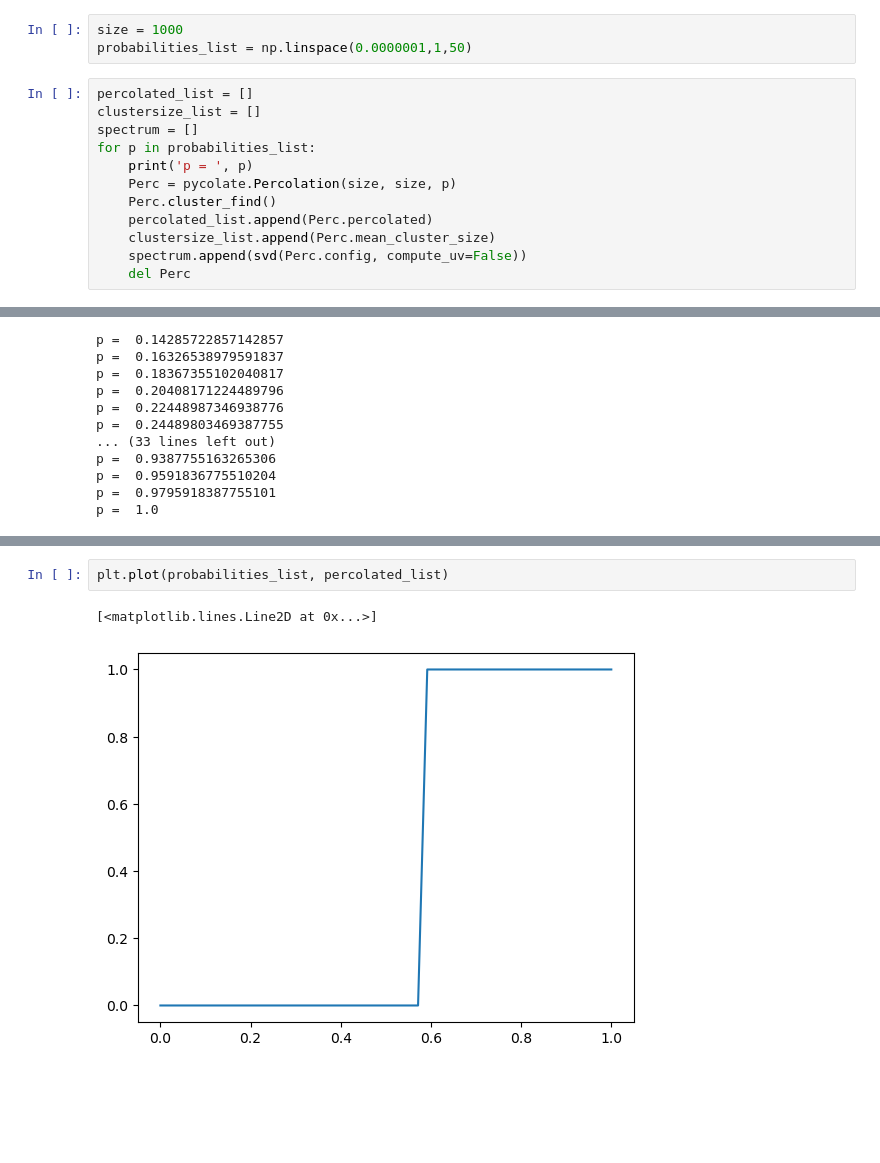
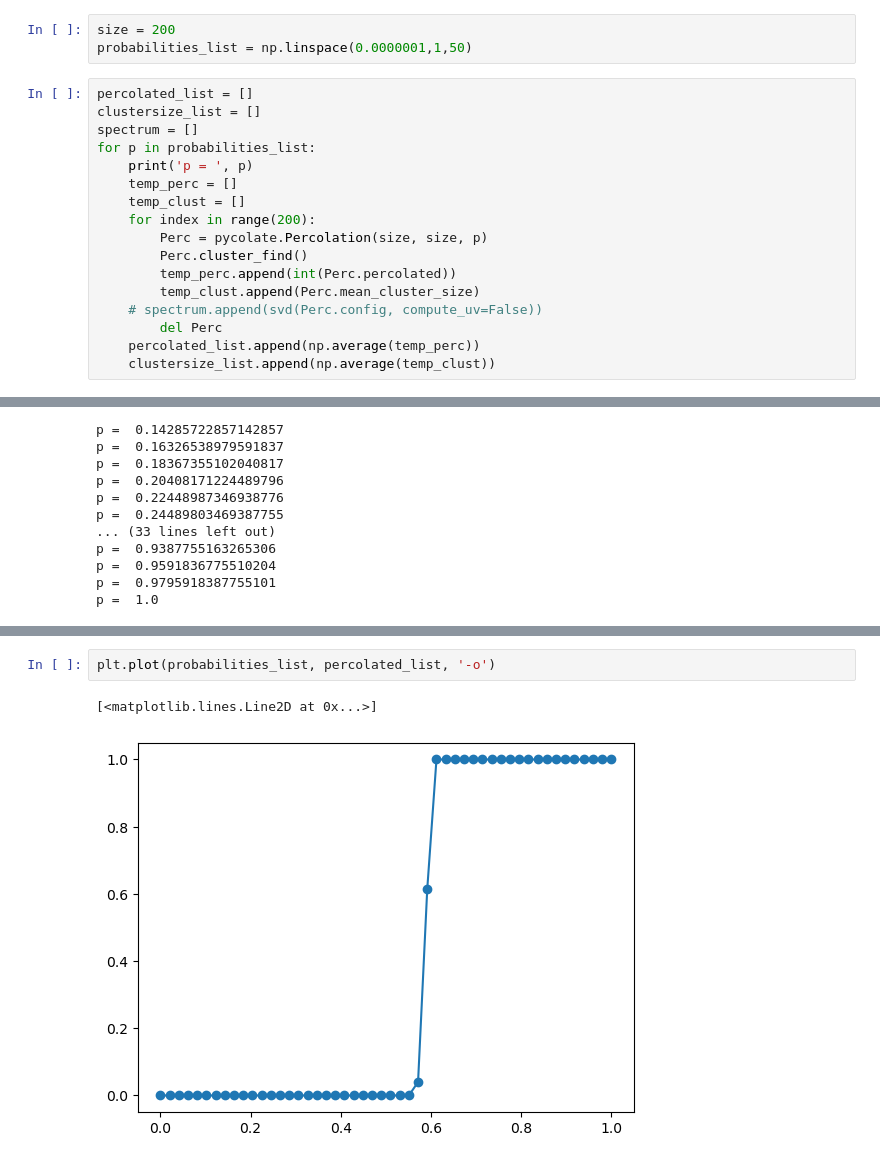
Before and after one commit to jaychandran-padayasi/Percolation, a Jupyter notebook: SVD-spectrum.ipynb, the cells around one changed output, grey strips where cells are left out. Cells and saved outputs as stored; diff of their text form; blank space fills up the shorter version.

```diff
--- a/SVD-spectrum.ipynb
+++ b/SVD-spectrum.ipynb
@@ -4,7 +4,7 @@ import matplotlib.pyplot as plt
 import pycolate
 from scipy.linalg import svd
 # %%
-size = 1000
+size = 200
 probabilities_list = np.linspace(0.0000001,1,50)
 # %%
 percolated_list = []
@@ -12,12 +12,17 @@ clustersize_list = []
 spectrum = []
 for p in probabilities_list:
     print('p = ', p)
-    Perc = pycolate.Percolation(size, size, p)
-    Perc.cluster_find()
-    percolated_list.append(Perc.percolated)
-    clustersize_list.append(Perc.mean_cluster_size)
-    spectrum.append(svd(Perc.config, compute_uv=False))
-    del Perc
+    temp_perc = []
+    temp_clust = []
+    for index in range(200):
+        Perc = pycolate.Percolation(size, size, p)
+        Perc.cluster_find()
+        temp_perc.append(int(Perc.percolated))
+        temp_clust.append(Perc.mean_cluster_size)
+    # spectrum.append(svd(Perc.config, compute_uv=False))
+        del Perc
+    percolated_list.append(np.average(temp_perc))
+    clustersize_list.append(np.average(temp_clust))
 # %% [output]
 p =  1e-07
 p =  0.020408261224489795
@@ -47,8 +52,8 @@ plt.show()
 # %%
-plt.plot(probabilities_list, percolated_list)
+plt.plot(probabilities_list, percolated_list, '-o')
 # %% [output]
 [<matplotlib.lines.Line2D at 0x...>]
-[figure, old version]
+[figure, new version]
 # %%
 plt.plot(probabilities_list, clustersize_list)
 # %% [output]
```
Also changed, not shown: parts of 4 cells of this notebook, 1 other file.
